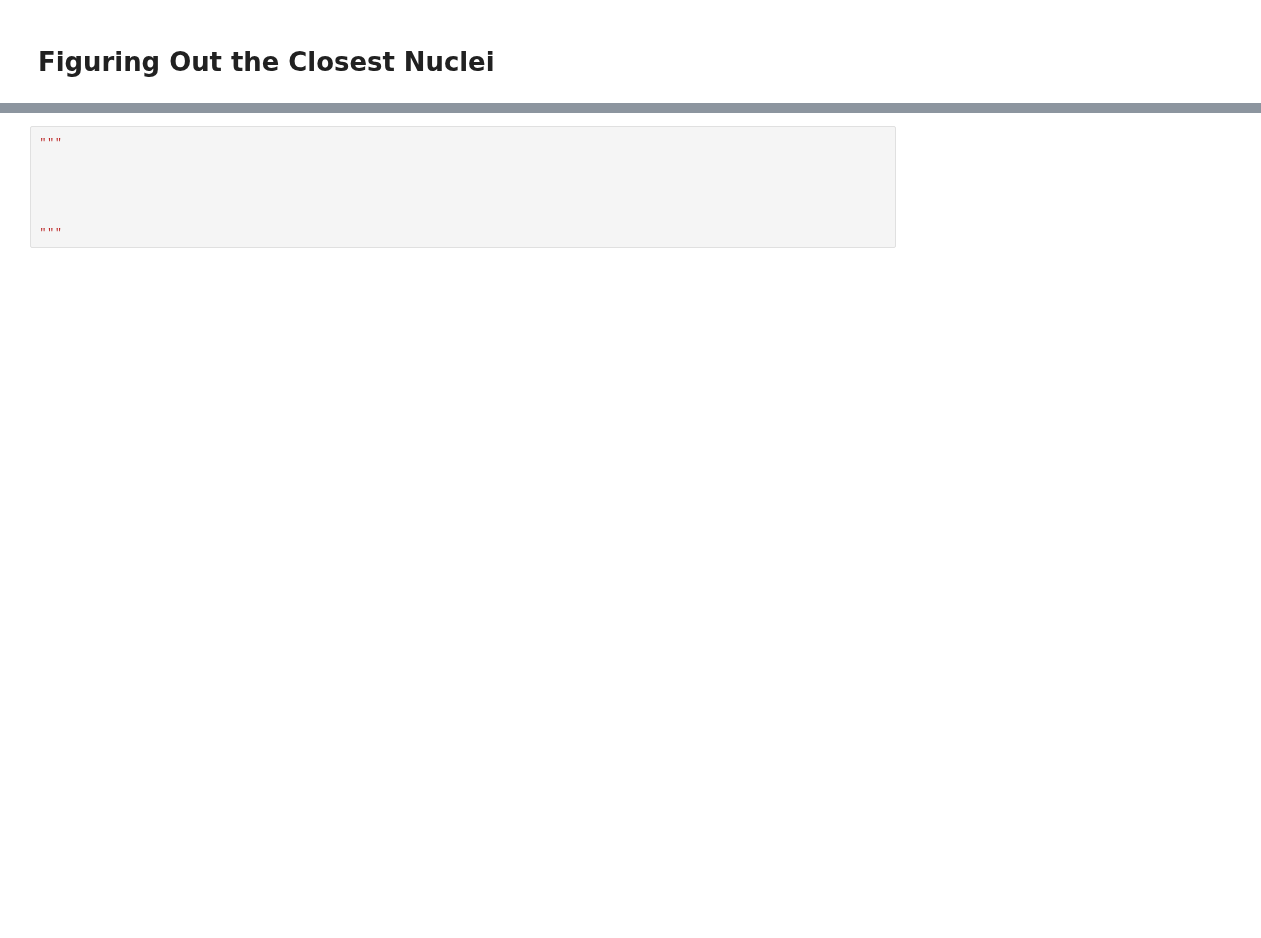
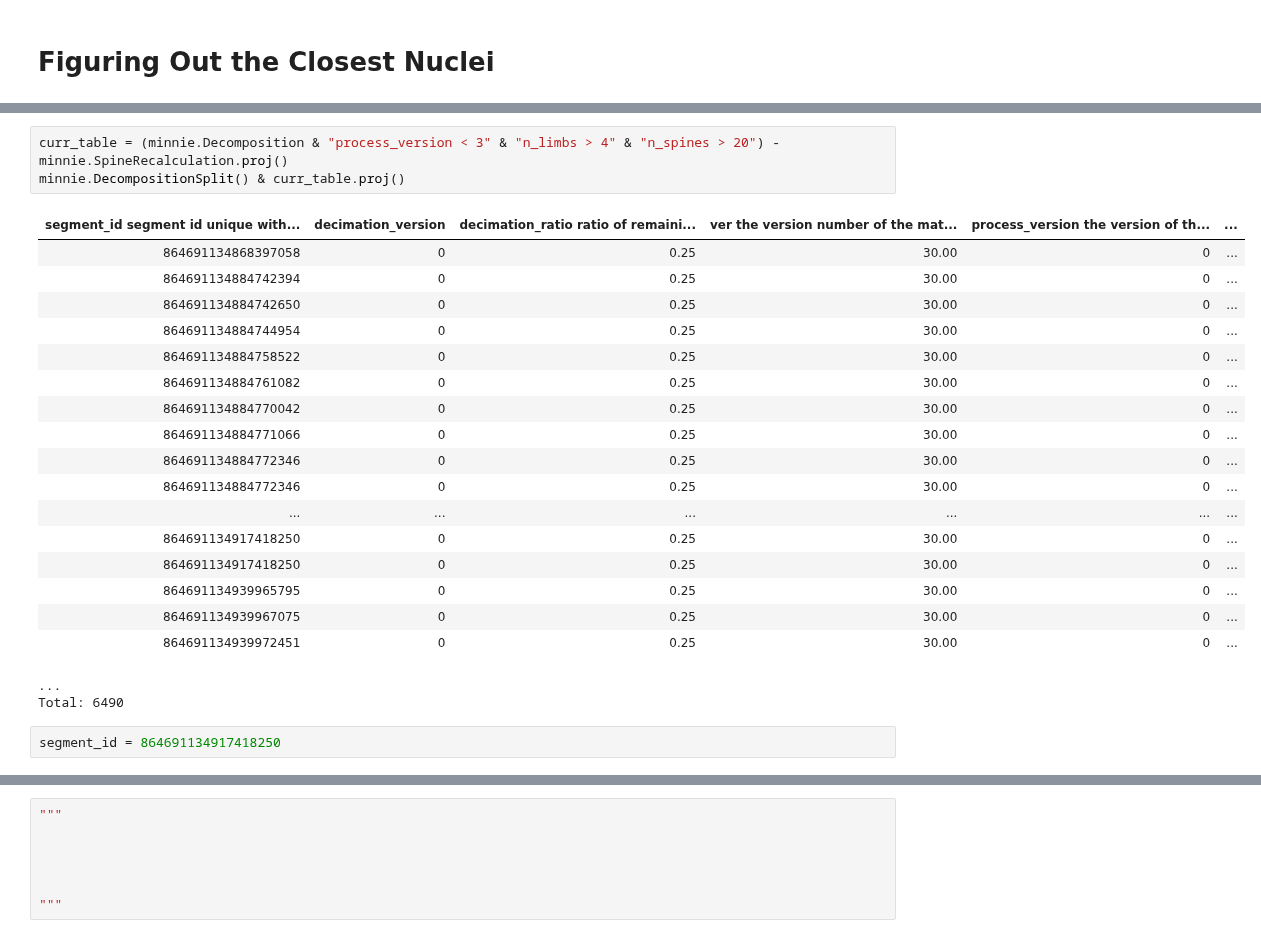
Before and after one commit to celiibrendan/neuron_mesh_tools, a Jupyter notebook: Auto_Proofreading/Error_Detection_Rules/Filterinig_Pipeline_with_all_Rules_vp3.ipynb, the cells around one changed output, grey strips where cells are left out. Cells and saved outputs as stored; diff of their text form; blank space fills up the shorter version.

```diff
--- a/Auto_Proofreading/Error_Detection_Rules/Filterinig_Pipeline_with_all_Rules_vp3.ipynb
+++ b/Auto_Proofreading/Error_Detection_Rules/Filterinig_Pipeline_with_all_Rules_vp3.ipynb
@@ -232,0 +355,25 @@ output_list[0]["filtered_neuron"].description
+# %%
+curr_table = (minnie.Decomposition & "process_version < 3" & "n_limbs > 4" & "n_spines > 20") - minnie.SpineRecalculation.proj()
+minnie.DecompositionSplit() & curr_table.proj()
+# %% [output]
+| segment_id segment id unique with... | decimation_version | decimation_ratio ratio of remaini... | ver the version number of the mat... | process_version the version of th... | ... |
+| 864691134868397058 | 0 | 0.25 | 30.00 | 0 | ... |
+| 864691134884742394 | 0 | 0.25 | 30.00 | 0 | ... |
+| 864691134884742650 | 0 | 0.25 | 30.00 | 0 | ... |
+| 864691134884744954 | 0 | 0.25 | 30.00 | 0 | ... |
+| 864691134884758522 | 0 | 0.25 | 30.00 | 0 | ... |
+| 864691134884761082 | 0 | 0.25 | 30.00 | 0 | ... |
+| 864691134884770042 | 0 | 0.25 | 30.00 | 0 | ... |
+| 864691134884771066 | 0 | 0.25 | 30.00 | 0 | ... |
+| 864691134884772346 | 0 | 0.25 | 30.00 | 0 | ... |
+| 864691134884772346 | 0 | 0.25 | 30.00 | 0 | ... |
+| ... | ... | ... | ... | ... | ... |
+| 864691134917418250 | 0 | 0.25 | 30.00 | 0 | ... |
+| 864691134917418250 | 0 | 0.25 | 30.00 | 0 | ... |
+| 864691134939965795 | 0 | 0.25 | 30.00 | 0 | ... |
+| 864691134939967075 | 0 | 0.25 | 30.00 | 0 | ... |
+| 864691134939972451 | 0 | 0.25 | 30.00 | 0 | ... |
+...
+Total: 6490
+# %%
+segment_id = 864691134917418250
```
Also changed, not shown: parts of 26 cells of this notebook, 10 other files.
